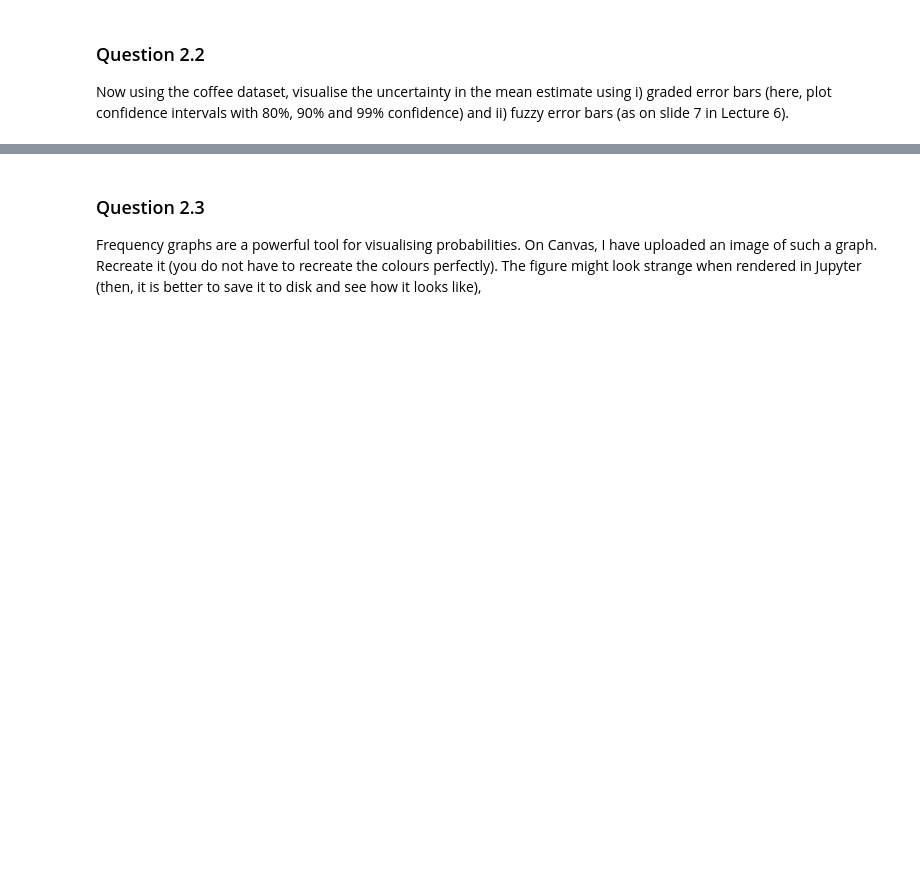
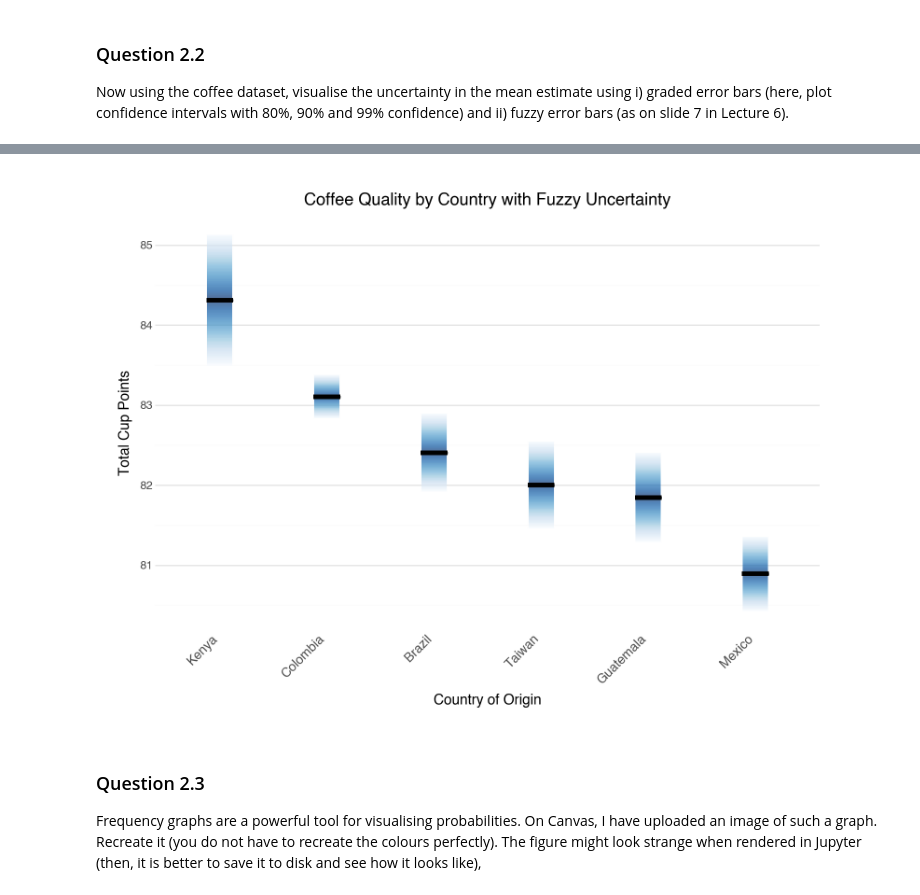
Before and after one commit to Salabud/MVE080-grp10, a Jupyter notebook: Homework4_2025.ipynb, the cells around one changed output, grey strips where cells are left out. Cells and saved outputs as stored; diff of their text form; code cells hidden in the pictures; blank space fills up the shorter version.

```diff
--- a/Homework4_2025.ipynb
+++ b/Homework4_2025.ipynb
@@ -125,3 +273,69 @@ Now using the coffee dataset, visualise the uncertainty in the mean estimate usi
+# %%
+# Insert code here for visual 2
+# Remember to print the visual
+
+
+# Visual 2: Fuzzy error bars (estilo slide 7 del lecture)
+# Crear datos para el efecto "fuzzy"
+stats_fuzzy_99 = stats_graded[stats_graded['confidence_level'] == '99%'].copy()
+
+# Crear gradiente de líneas para efecto fuzzy
+line_color = np.concatenate([np.linspace(0, 50, 50), np.linspace(50, 0, 50)])
+data_fuzzy = pd.DataFrame()
+
+for i in range(stats_fuzzy_99.shape[0]):
+    val_min = stats_fuzzy_99.iloc[i]['ci_lower']
+    val_max = stats_fuzzy_99.iloc[i]['ci_upper']
+    mean_val = stats_fuzzy_99.iloc[i]['mean_rating']
+    country = stats_fuzzy_99.iloc[i]['country_of_origin']
+
+    df_tmp = pd.DataFrame({
+        'val_line': np.linspace(val_min, val_max, 100),
+        'color_line': line_color,
+        'country_of_origin': country,
+        'mean_rating': mean_val
+    })
+
+    data_fuzzy = pd.concat([data_fuzzy, df_tmp], ignore_index=True)
+
+# Asegurar el orden categórico
+data_fuzzy['country_of_origin'] = pd.Categorical(
+    data_fuzzy['country_of_origin'],
+    categories=stats_by_country['country_of_origin'].cat.categories,
+    ordered=True
+)
+
+#visual_2 =
+(
+    ggplot(data_fuzzy, aes(x='country_of_origin', y='val_line'))
+    + geom_line(aes(color='color_line', group='country_of_origin'), size=11.0, alpha=0.7)
+    + geom_crossbar(
+        data=stats_by_country,
+        mapping=aes(x='country_of_origin', y='mean_rating', ymin='mean_rating', ymax='mean_rating'),
+        width=0.25,
+        size=1.0,
+        color='black'
+    )
+    + scale_color_cmap("Blues")
+    + labs(
+        title="Coffee Quality by Country with Fuzzy Uncertainty",
+        x="Country of Origin",
+        y="Total Cup Points"
+    )
+    + theme_minimal()
+    + theme(
+        plot_title=element_text(size=13, face='bold'),
+        legend_position='none',
+        panel_grid_major_x=element_blank(),
+        axis_text_x=element_text(angle=45, hjust=1, size=10),
+        plot_margin=0.03,
+        figure_size=(8, 6)
+    )
+)
+
+#print(visual_2)
+# %% [output]
+[figure, added]
 # %% [markdown]
 ### Question 2.3
 
```
Also changed, not shown: parts of 18 cells of this notebook, 4 other files.
